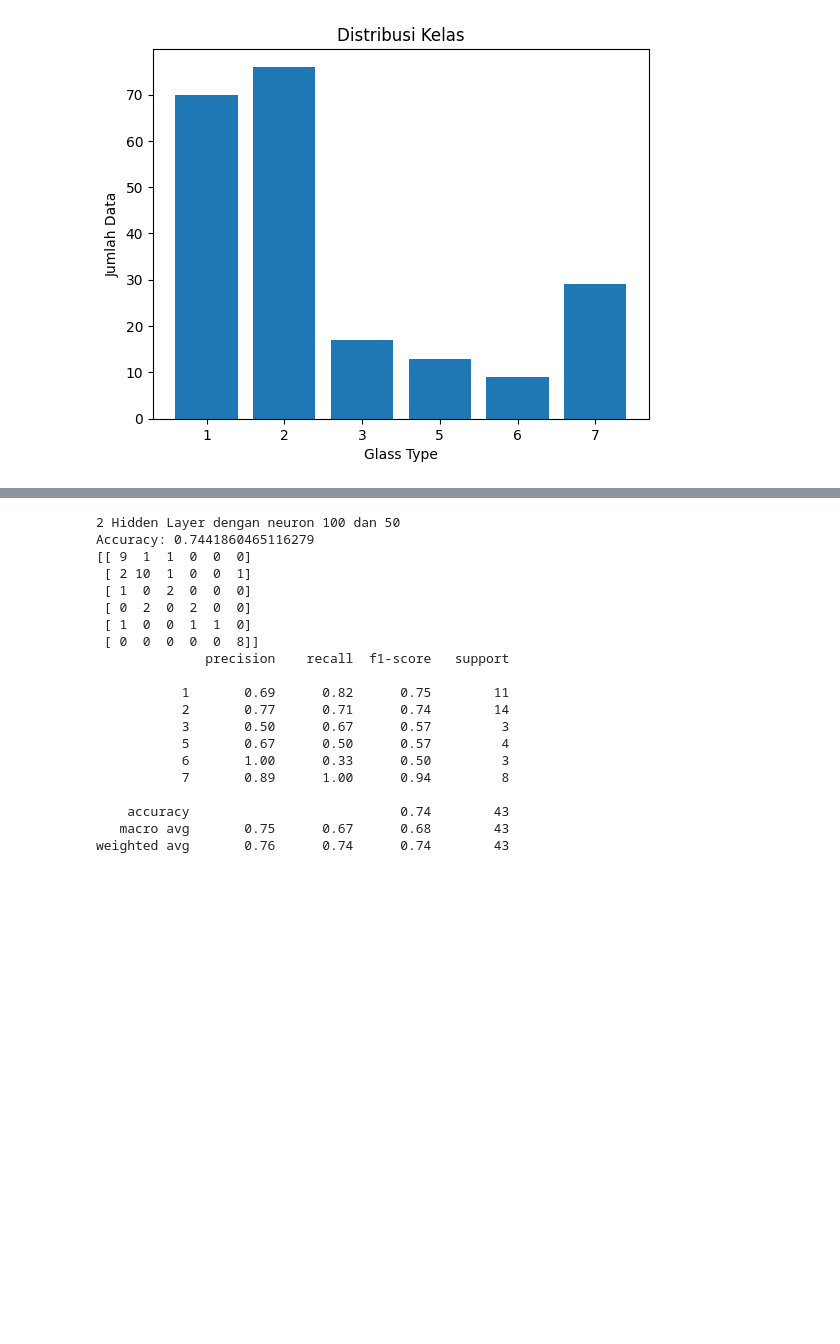
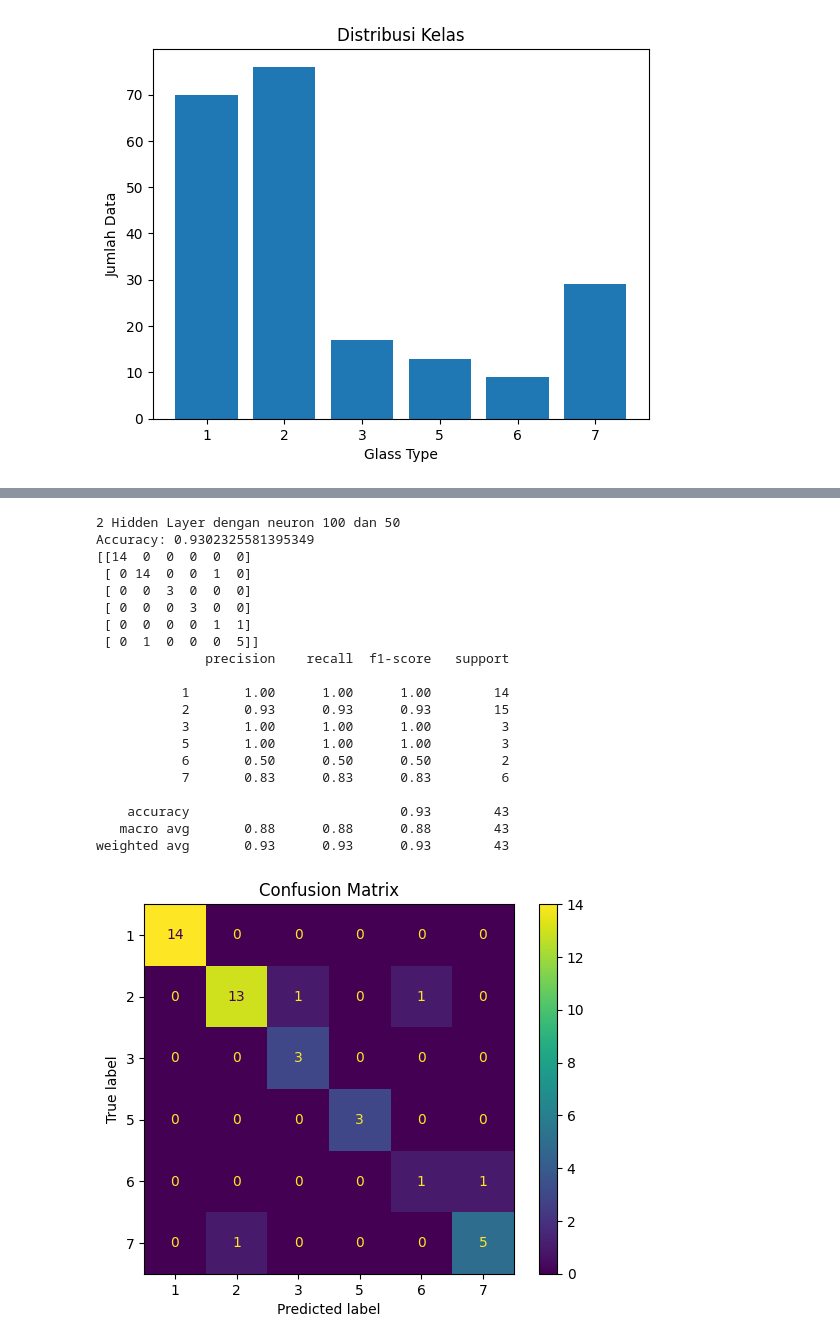
Before and after one commit to renianggraeni1996/mlp-glass-classification, a Jupyter notebook: MLP_Glass_Identification.ipynb, the cells around one changed output, grey strips where cells are left out. Saved outputs shown, nothing was run; the diff lists cells and outputs as text; code cells hidden in the pictures; blank space fills up the shorter version.

```diff
--- a/MLP_Glass_Identification.ipynb
+++ b/MLP_Glass_Identification.ipynb
@@ -37,7 +41,8 @@ X = data.drop(["Id","Type"], axis=1)
 y = data["Type"]
 # %%
 X_train, X_test, y_train, y_test = train_test_split(
-    X, y, test_size=0.2, random_state=42
+    X, y,
+    test_size=0.2,
+    random_state=42,
+    stratify=y
 )
-
-print(X_train.shape, X_test.shape)
@@ -48,10 +51,15 @@ scaler = StandardScaler()
 
 X_train = scaler.fit_transform(X_train)
 X_test = scaler.transform(X_test)
+# %%
+smote = SMOTE(random_state=42)
+X_train_smote, y_train_smote = smote.fit_resample(X_train, y_train)
 # %%
-mlp1 = MLPClassifier(hidden_layer_sizes=(10,), max_iter=3000, random_state=42)
-mlp1.fit(X_train, y_train)
+mlp1 = MLPClassifier(hidden_layer_sizes=(10,),
+                     max_iter=2000,
+                     random_state=42)
 
+mlp1.fit(X_train_smote, y_train_smote)
 y_pred1 = mlp1.predict(X_test)
 
 print("1 Hidden Layer dengan neuron 10")
@@ -82,7 +90,9 @@ weighted avg       0.73      0.72      0.71        43
 # %%
-mlp2 = MLPClassifier(hidden_layer_sizes=(50,), max_iter=2000, random_state=42)
-mlp2.fit(X_train, y_train)
+mlp2 = MLPClassifier(hidden_layer_sizes=(50,),
+                     max_iter=1000,
+                     random_state=42)
 
+mlp2.fit(X_train_smote, y_train_smote)
 y_pred2 = mlp2.predict(X_test)
 
 print("1 Hidden Layer dengan neuron 50")
@@ -144,31 +156,44 @@ weighted avg       0.75      0.74      0.74        43
 # %%
-mlp4 = MLPClassifier(hidden_layer_sizes=(100,50), max_iter=2000, random_state=42)
-mlp4.fit(X_train, y_train)
+mlp4 = MLPClassifier(hidden_layer_sizes=(100,50),
+                     max_iter=1000,
+                     random_state=42)
 
+mlp4.fit(X_train_smote, y_train_smote)
 y_pred4 = mlp4.predict(X_test)
-
 print("2 Hidden Layer dengan neuron 100 dan 50")
 print("Accuracy:", accuracy_score(y_test, y_pred4))
 print(confusion_matrix(y_test, y_pred4))
 print(classification_report(y_test, y_pred4))
 # %% [output]
 2 Hidden Layer dengan neuron 100 dan 50
-Accuracy: 0.7441860465116279
-[[ 9  1  1  0  0  0]
- [ 2 10  1  0  0  1]
- [ 1  0  2  0  0  0]
- [ 0  2  0  2  0  0]
- [ 1  0  0  1  1  0]
- [ 0  0  0  0  0  8]]
+Accuracy: 0.9302325581395349
+[[14  0  0  0  0  0]
+ [ 0 14  0  0  1  0]
+ [ 0  0  3  0  0  0]
+ [ 0  0  0  3  0  0]
+ [ 0  0  0  0  1  1]
+ [ 0  1  0  0  0  5]]
               precision    recall  f1-score   support
 
-           1       0.69      0.82      0.75        11
-           2       0.77      0.71      0.74        14
-           3       0.50      0.67      0.57         3
-           5       0.67      0.50      0.57         4
-           6       1.00      0.33      0.50         3
-           7       0.89      1.00      0.94         8
+           1       1.00      1.00      1.00        14
+           2       0.93      0.93      0.93        15
+           3       1.00      1.00      1.00         3
+           5       1.00      1.00      1.00         3
+           6       0.50      0.50      0.50         2
+           7       0.83      0.83      0.83         6
 
-    accuracy                           0.74        43
-   macro avg       0.75      0.67      0.68        43
-weighted avg       0.76      0.74      0.74        43
+    accuracy                           0.93        43
+   macro avg       0.88      0.88      0.88        43
+weighted avg       0.93      0.93      0.93        43
+# %%
+from sklearn.metrics import ConfusionMatrixDisplay
+
+cm = confusion_matrix(y_test, y_pred2)
+
+disp = ConfusionMatrixDisplay(confusion_matrix=cm,
+                              display_labels=[1,2,3,5,6,7])
+disp.plot()
+plt.title("Confusion Matrix")
+plt.show()
+# %% [output]
+[figure, added]
```
Also changed, not shown: parts of 7 cells of this notebook.
